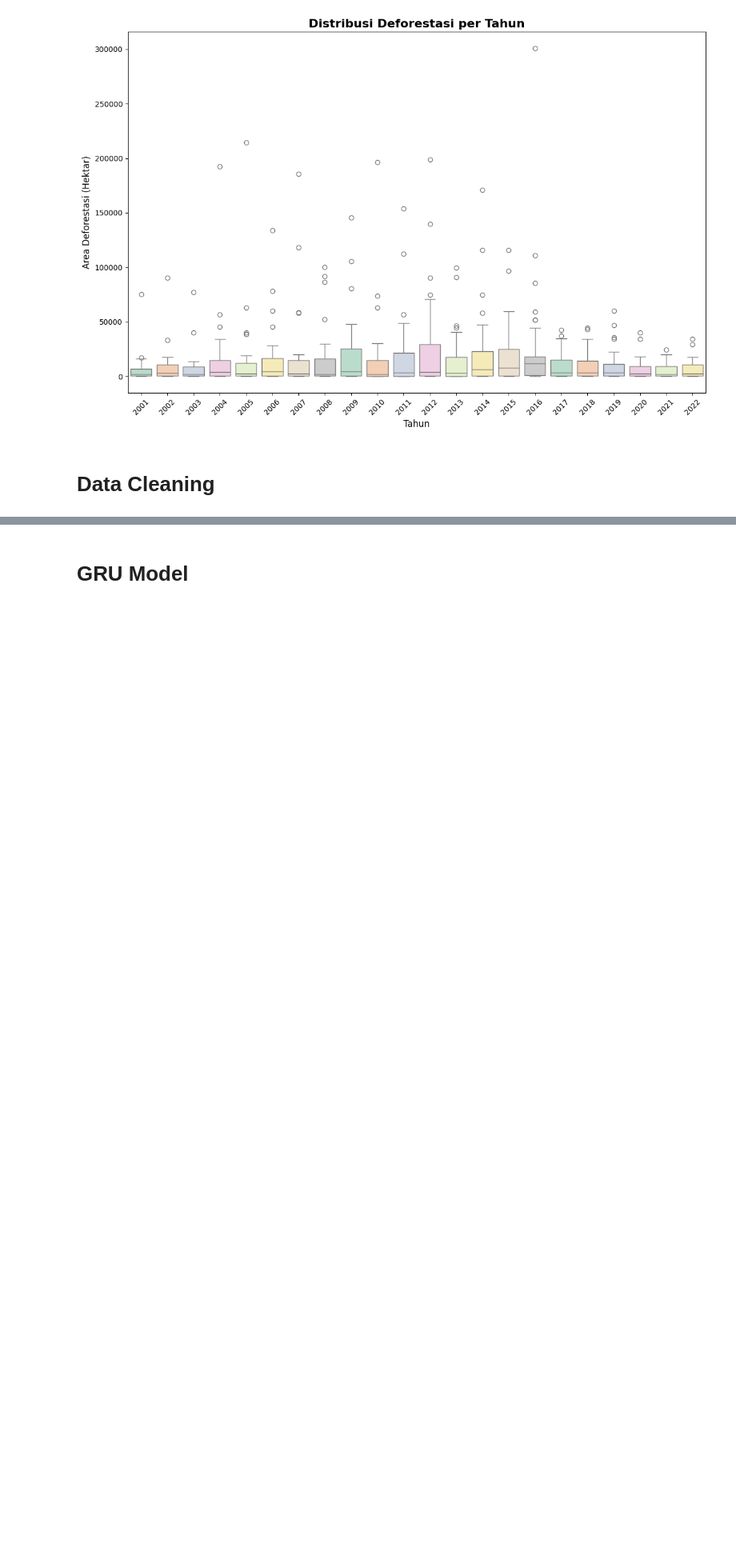
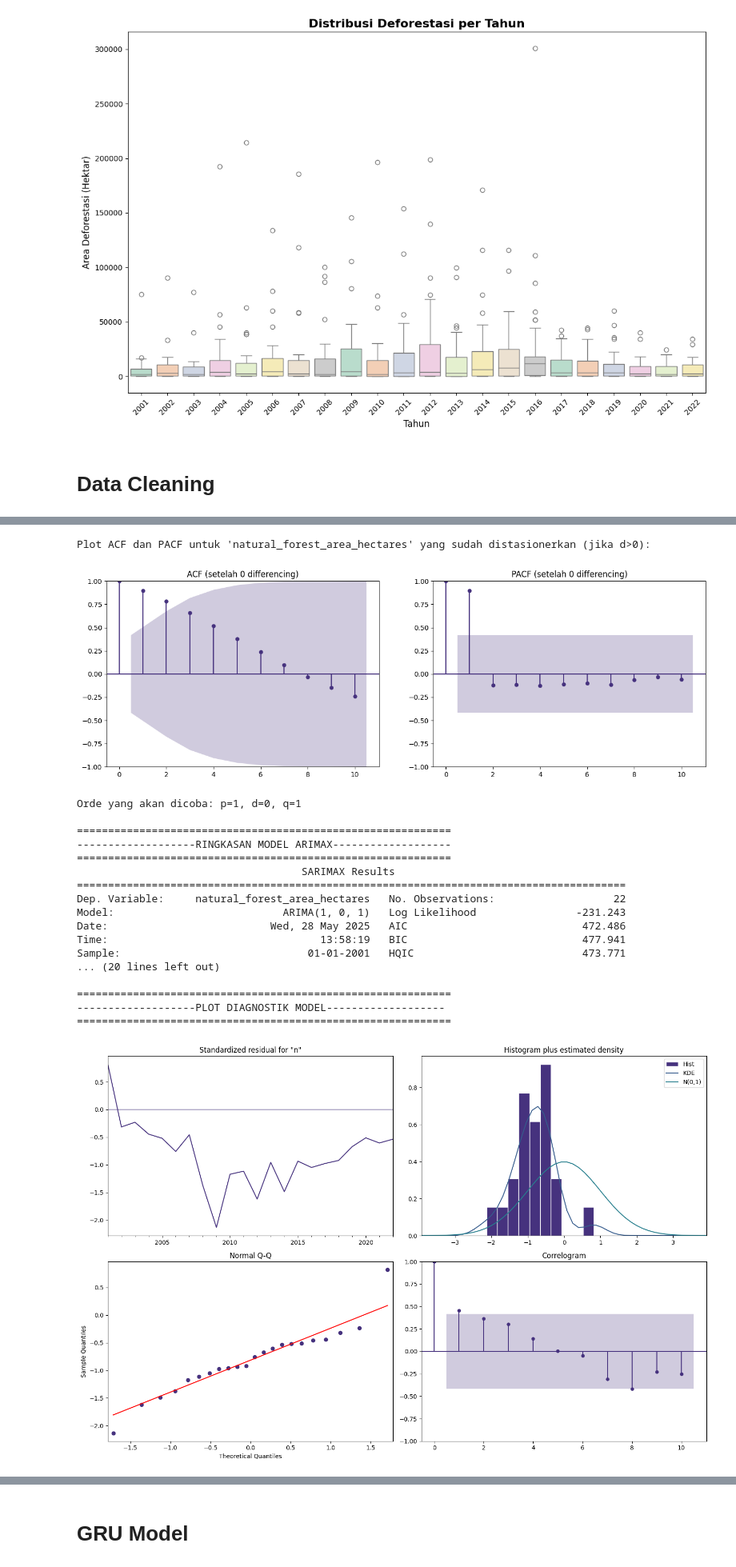
Before and after one commit to bintangfikrif/Unnamed-Final_Project, a Jupyter notebook: notebooks/main.ipynb, the cells around one changed output, grey strips where cells are left out. Shown at 80% size. Drawn from its saved outputs; the diff is of its cells as text; code cells hidden in the pictures; blank space fills up the shorter version.

```diff
--- a/notebooks/main.ipynb
+++ b/notebooks/main.ipynb
@@ -300,0 +615,73 @@ First 5 rows of merged data:
+# %%
+# ARIMAX MODEL FITTING AND PARAMETER ESTIMATION
+
+# Data Preparation for ARIMAX Modeling
+y_fit = y
+X_fit = X
+
+# ACF/PACF Visualization for Stationary Data
+print(f"Plot ACF dan PACF untuk '{target_variable}' yang sudah distasionerkan (jika d>0):")
+
+data_for_acf_pacf = y_differenced if d > 0 else y
+
+fig, axes = plt.subplots(1, 2, figsize=(16, 5))
+plot_acf(data_for_acf_pacf, ax=axes[0], lags=min(10, len(data_for_acf_pacf)//2 - 1))
+plot_pacf(data_for_acf_pacf, ax=axes[1], lags=min(10, len(data_for_acf_pacf)//2 - 1))
+axes[0].set_title(f'ACF (setelah {d} differencing)')
+axes[1].set_title(f'PACF (setelah {d} differencing)')
+plt.show()
+
+# ARIMAX Parameter Determination
+p = 1  # AR order - sesuaikan berdasarkan PACF plot
+q = 1  # MA order - sesuaikan berdasarkan ACF plot
+
+print(f"Orde yang akan dicoba: p={p}, d={d}, q={q}")
+
+# ARIMAX Model Fitting
+from statsmodels.tsa.arima.model import ARIMA
+
+try:
+    model = ARIMA(endog=y_fit, exog=X_fit, order=(p, d, q))
+    results = model.fit()
+
+    print("\n" + "="*60)
+    print("-"*19 + "RINGKASAN MODEL ARIMAX" + "-"*19)
+    print("="*60)
+    print(results.summary())
+
+    # Model Diagnostics Visualization
+    print("\n" + "="*60)
+    print("-"*19 + "PLOT DIAGNOSTIK MODEL" + "-"*19)
+    print("="*60)
+
+    results.plot_diagnostics(figsize=(15, 10))
+    plt.tight_layout()
+    plt.show()
+
+except Exception as e:
+    print(f"Error saat fitting model ARIMAX: {e}")
+    print("Kemungkinan penyebab:")
+    print("- Orde (p,d,q) yang tidak sesuai.")
+    print("- Masalah dengan data eksogen (X_fit), pastikan tidak ada NaN dan panjangnya sesuai.")
+    print("- Masalah konvergensi (coba metode solver berbeda atau sederhanakan model).")
+# %% [output]
+Plot ACF dan PACF untuk 'natural_forest_area_hectares' yang sudah distasionerkan (jika d>0):
+[figure, added]
+Orde yang akan dicoba: p=1, d=0, q=1
+
+============================================================
+-------------------RINGKASAN MODEL ARIMAX-------------------
+============================================================
+                                    SARIMAX Results
+========================================================================================
+Dep. Variable:     natural_forest_area_hectares   No. Observations:                   22
+Model:                           ARIMA(1, 0, 1)   Log Likelihood                -231.243
+Date:                          Wed, 28 May 2025   AIC                            472.486
+Time:                                  13:58:19   BIC                            477.941
+Sample:                              01-01-2001   HQIC                           473.771
+... (20 lines left out)
+
+============================================================
+-------------------PLOT DIAGNOSTIK MODEL-------------------
+============================================================
+[figure, added]
```
Also changed, not shown: parts of 32 cells of this notebook.
